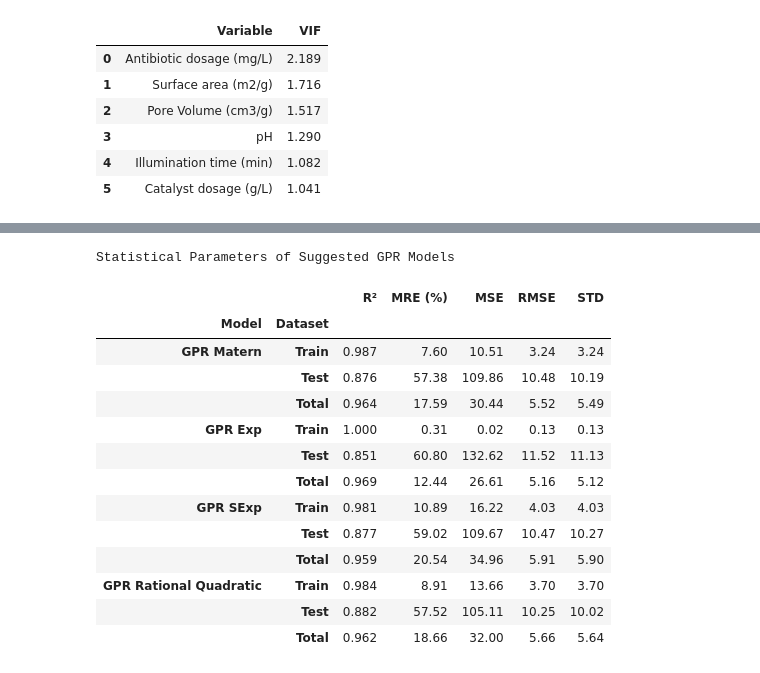
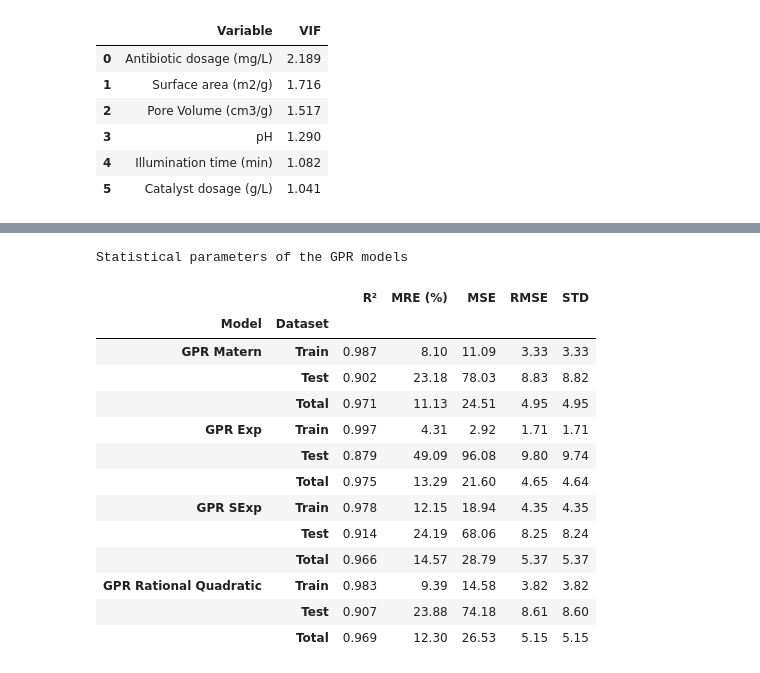
Before and after one commit to Reza-Zng/TC-degradation-by-MOFs, a Jupyter notebook: src/GPR_Model.ipynb, the cells around one changed output, grey strips where cells are left out. Cells and saved outputs as stored; diff of their text form; code cells hidden in the pictures.

```diff
--- a/src/GPR_Model.ipynb
+++ b/src/GPR_Model.ipynb
@@ -27,7 +27,7 @@ from sklearn.metrics import mean_squared_error, r2_score
 # SETTINGS
 warnings.filterwarnings("ignore")
 
-RANDOM_STATE = 4
+RANDOM_STATE = 42
 KNN_NEIGHBORS = 5
 # %%
 df = pd.read_csv("../data/Data.csv")
@@ -255,6 +261,7 @@ X_train, X_test, y_train, y_test = train_test_split(
     X,
     y,
     test_size=0.2,
-    random_state=RANDOM_STATE
+    random_state=RANDOM_STATE,
+    shuffle=True
 )
 # %%
@@ -472,49 +450,41 @@ for model_name, kernel in kernels.items():
 # %%
-# RESULTS TABLE
+# Results table
 gpr_results = pd.DataFrame(results)
 
-for col in [
-    "R²",
-    "MRE (%)",
-    "MSE",
-    "RMSE",
-    "STD"
-]:
+metric_columns = ["R²", "MRE (%)", "MSE", "RMSE", "STD"]
+for col in metric_columns:
     gpr_results[col] = gpr_results[col].astype(float)
-
 
 table_1_df = (
     gpr_results
     .set_index(["Model", "Dataset"])
-    .round({
-        "R²": 3,
-        "MRE (%)": 2,
-        "MSE": 2,
-        "RMSE": 2,
-        "STD": 2
-    })
+    .round(
+        {
+            "R²": 3,
+            "MRE (%)": 2,
+            "MSE": 2,
+            "RMSE": 2,
+            "STD": 2,
+        }
+    )
 )
 
-print(
-    "\nStatistical Parameters "
-    "of Suggested GPR Models"
-)
-
+print("Statistical parameters of the GPR models")
 display(table_1_df)
 # %% [output]
-Statistical Parameters of Suggested GPR Models
+Statistical parameters of the GPR models
 |  |  | R² | MRE (%) | MSE | RMSE | STD |
 | Model | Dataset |  |  |  |  |  |
-| GPR Matern | Train | 0.987 | 7.60 | 10.51 | 3.24 | 3.24 |
-|  | Test | 0.876 | 57.38 | 109.86 | 10.48 | 10.19 |
-|  | Total | 0.964 | 17.59 | 30.44 | 5.52 | 5.49 |
-| GPR Exp | Train | 1.000 | 0.31 | 0.02 | 0.13 | 0.13 |
-|  | Test | 0.851 | 60.80 | 132.62 | 11.52 | 11.13 |
-|  | Total | 0.969 | 12.44 | 26.61 | 5.16 | 5.12 |
-| GPR SExp | Train | 0.981 | 10.89 | 16.22 | 4.03 | 4.03 |
-|  | Test | 0.877 | 59.02 | 109.67 | 10.47 | 10.27 |
-|  | Total | 0.959 | 20.54 | 34.96 | 5.91 | 5.90 |
-| GPR Rational Quadratic | Train | 0.984 | 8.91 | 13.66 | 3.70 | 3.70 |
-|  | Test | 0.882 | 57.52 | 105.11 | 10.25 | 10.02 |
-|  | Total | 0.962 | 18.66 | 32.00 | 5.66 | 5.64 |
+| GPR Matern | Train | 0.987 | 8.10 | 11.09 | 3.33 | 3.33 |
+|  | Test | 0.902 | 23.18 | 78.03 | 8.83 | 8.82 |
+|  | Total | 0.971 | 11.13 | 24.51 | 4.95 | 4.95 |
+| GPR Exp | Train | 0.997 | 4.31 | 2.92 | 1.71 | 1.71 |
+|  | Test | 0.879 | 49.09 | 96.08 | 9.80 | 9.74 |
+|  | Total | 0.975 | 13.29 | 21.60 | 4.65 | 4.64 |
+| GPR SExp | Train | 0.978 | 12.15 | 18.94 | 4.35 | 4.35 |
+|  | Test | 0.914 | 24.19 | 68.06 | 8.25 | 8.24 |
+|  | Total | 0.966 | 14.57 | 28.79 | 5.37 | 5.37 |
+| GPR Rational Quadratic | Train | 0.983 | 9.39 | 14.58 | 3.82 | 3.82 |
+|  | Test | 0.907 | 23.88 | 74.18 | 8.61 | 8.60 |
+|  | Total | 0.969 | 12.30 | 26.53 | 5.15 | 5.15 |
 # %%
```
Also changed, not shown: parts of 11 cells of this notebook.
